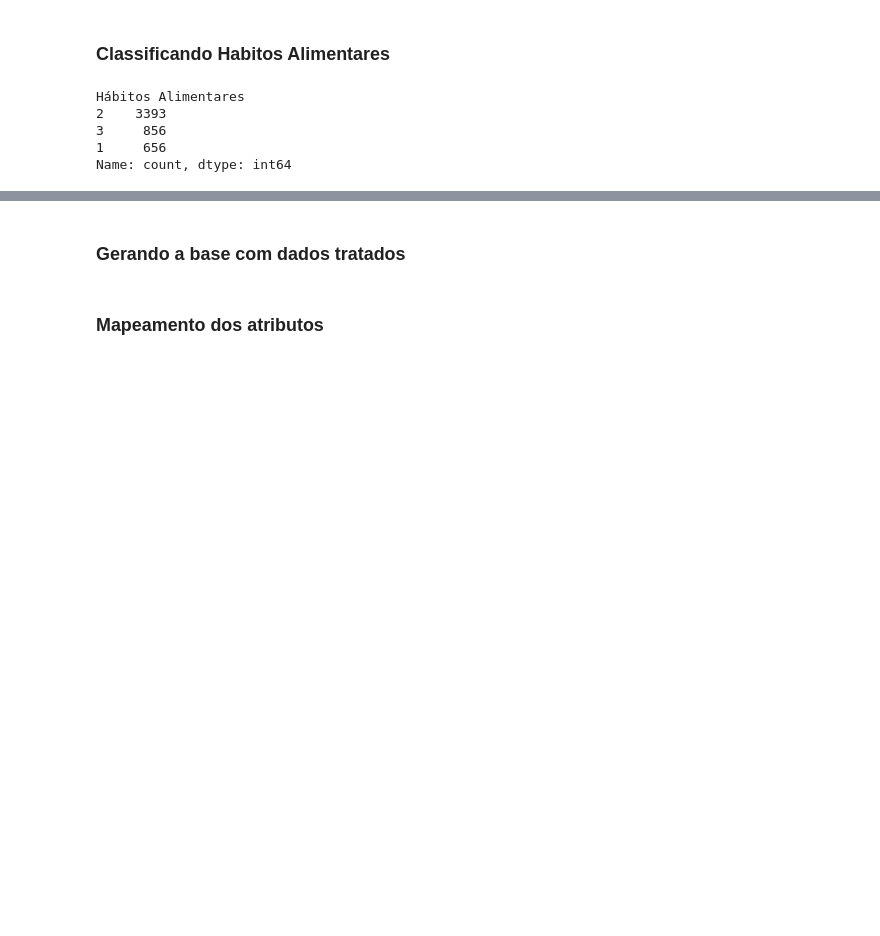
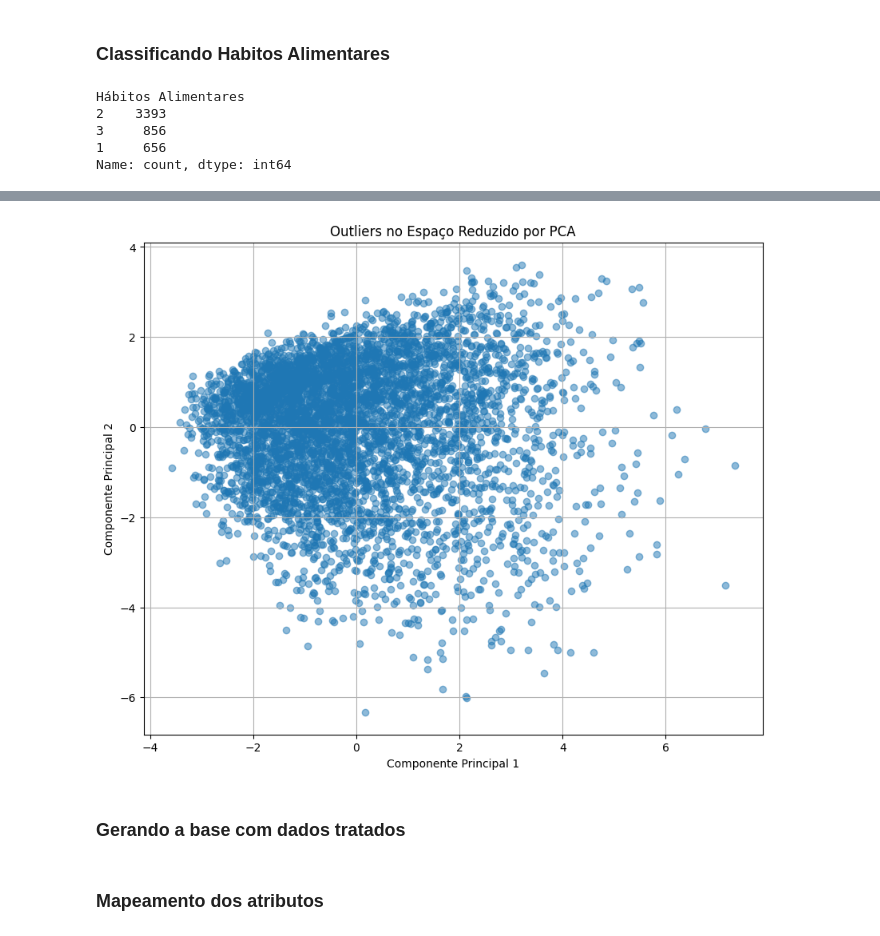
Before and after one commit to IgorLorentz/TOC-TDAH, a Jupyter notebook: tratamento_dados.ipynb, the cells around one changed output, grey strips where cells are left out. Saved outputs shown, nothing was run; the diff lists cells and outputs as text; code cells hidden in the pictures; blank space fills up the shorter version.

```diff
--- a/tratamento_dados.ipynb
+++ b/tratamento_dados.ipynb
@@ -212,3 +338,19 @@ data = data.drop([
+# %%
+scaler = StandardScaler()
+dataScaled = scaler.fit_transform(data[numericCols])
+# %%
+pca = PCA(n_components=2)
+principal_components = pca.fit_transform(dataScaled)
+# %%
+plt.figure(figsize=(10, 8))
+plt.scatter(principal_components[:, 0], principal_components[:, 1], alpha=0.5)
+plt.xlabel('Componente Principal 1')
+plt.ylabel('Componente Principal 2')
+plt.title('Outliers no Espaço Reduzido por PCA')
+plt.grid()
+plt.show()
+# %% [output]
+[figure, added]
 # %% [markdown]
 ### Gerando a base com dados tratados
 # %%
```
Also changed, not shown: parts of 33 cells of this notebook.
